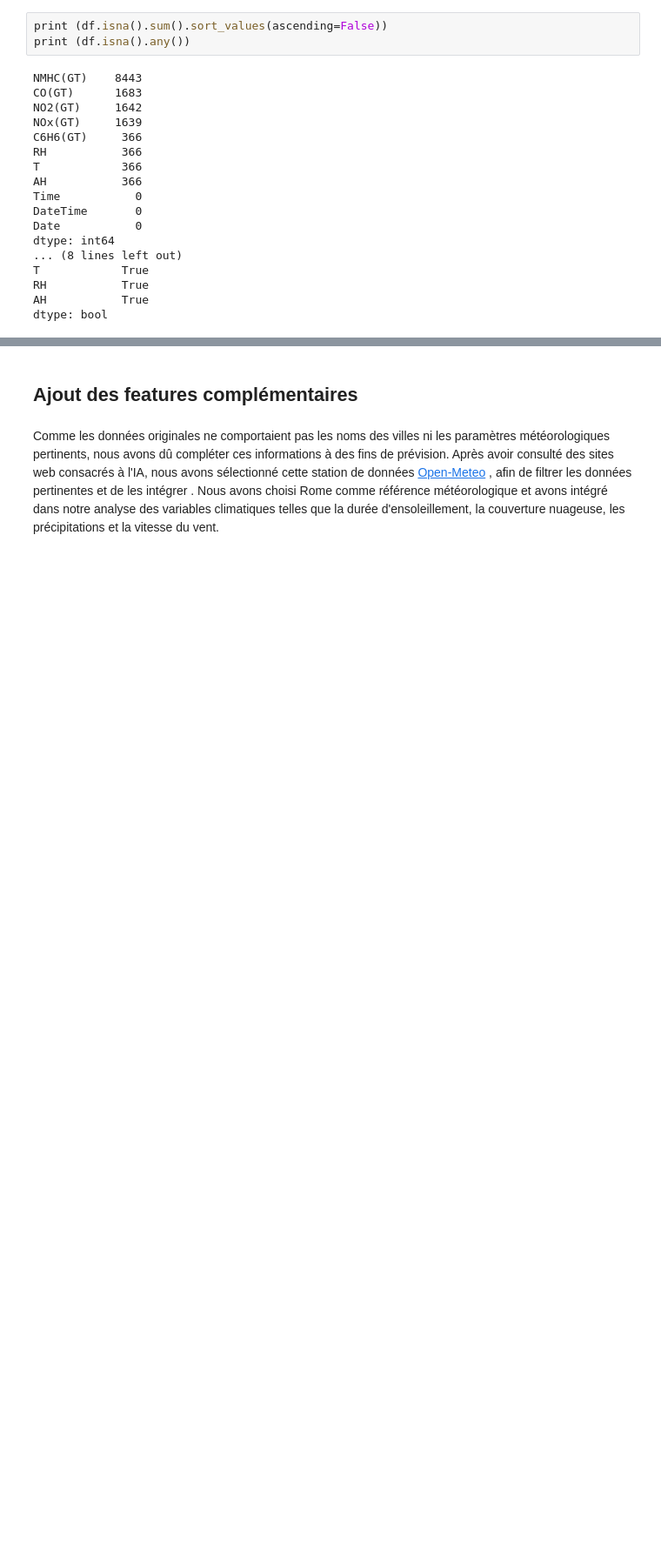
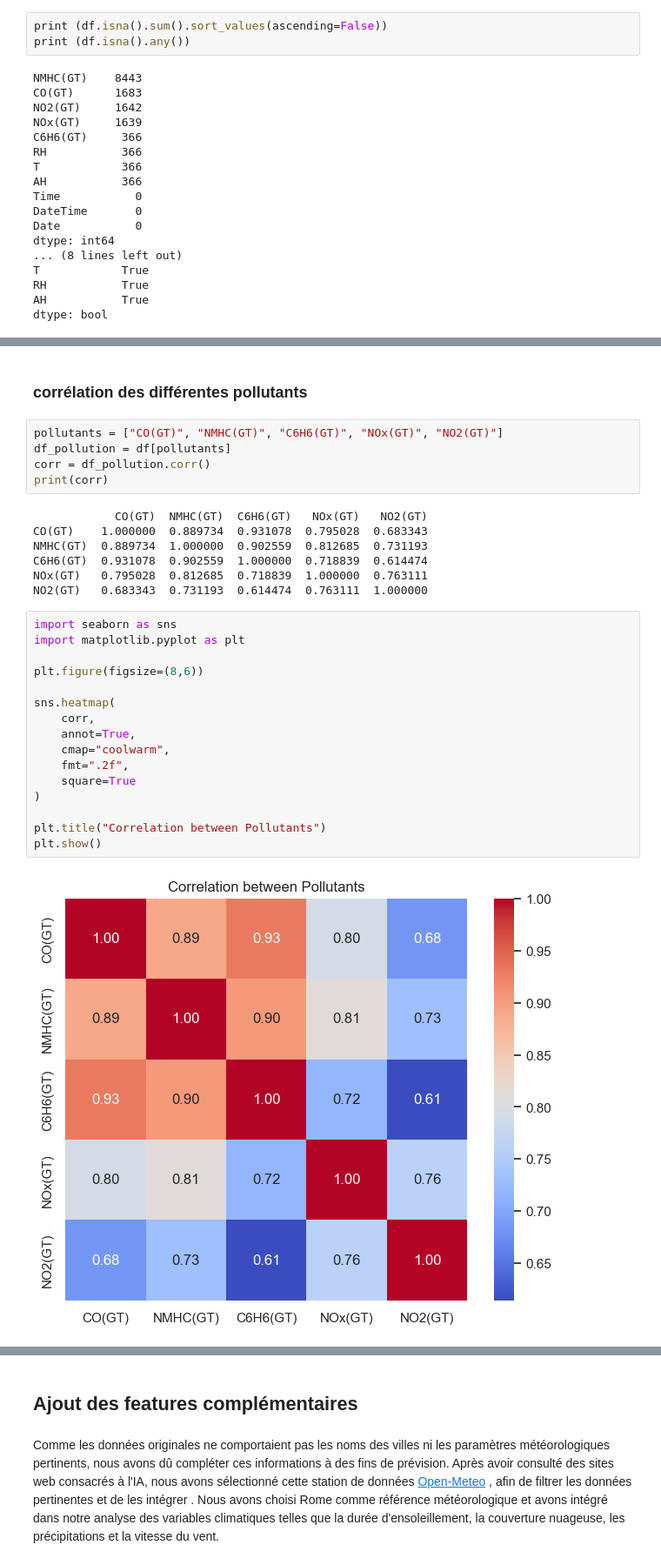
Before and after one commit to Kaiwei-H/Air-Quality, a Jupyter notebook: notebooks/AirQuality-final.ipynb, the cells around one changed output, grey strips where cells are left out. Shown at 87% size. Cells and saved outputs as stored; diff of their text form; blank space fills up the shorter version.

```diff
--- a/notebooks/AirQuality-final.ipynb
+++ b/notebooks/AirQuality-final.ipynb
@@ -181,0 +166,32 @@ df
+# %% [markdown]
+### corrélation des différentes pollutants
+# %%
+pollutants = ["CO(GT)", "NMHC(GT)", "C6H6(GT)", "NOx(GT)", "NO2(GT)"]
+df_pollution = df[pollutants]
+corr = df_pollution.corr()
+print(corr)
+# %% [output]
+            CO(GT)  NMHC(GT)  C6H6(GT)   NOx(GT)   NO2(GT)
+CO(GT)    1.000000  0.889734  0.931078  0.795028  0.683343
+NMHC(GT)  0.889734  1.000000  0.902559  0.812685  0.731193
+C6H6(GT)  0.931078  0.902559  1.000000  0.718839  0.614474
+NOx(GT)   0.795028  0.812685  0.718839  1.000000  0.763111
+NO2(GT)   0.683343  0.731193  0.614474  0.763111  1.000000
+# %%
+import seaborn as sns
+import matplotlib.pyplot as plt
+
+plt.figure(figsize=(8,6))
+
+sns.heatmap(
+    corr,
+    annot=True,
+    cmap="coolwarm",
+    fmt=".2f",
+    square=True
+)
+
+plt.title("Correlation between Pollutants")
+plt.show()
+# %% [output]
+[figure, added]
```
Also changed, not shown: parts of 2 cells of this notebook, 1 other file.
